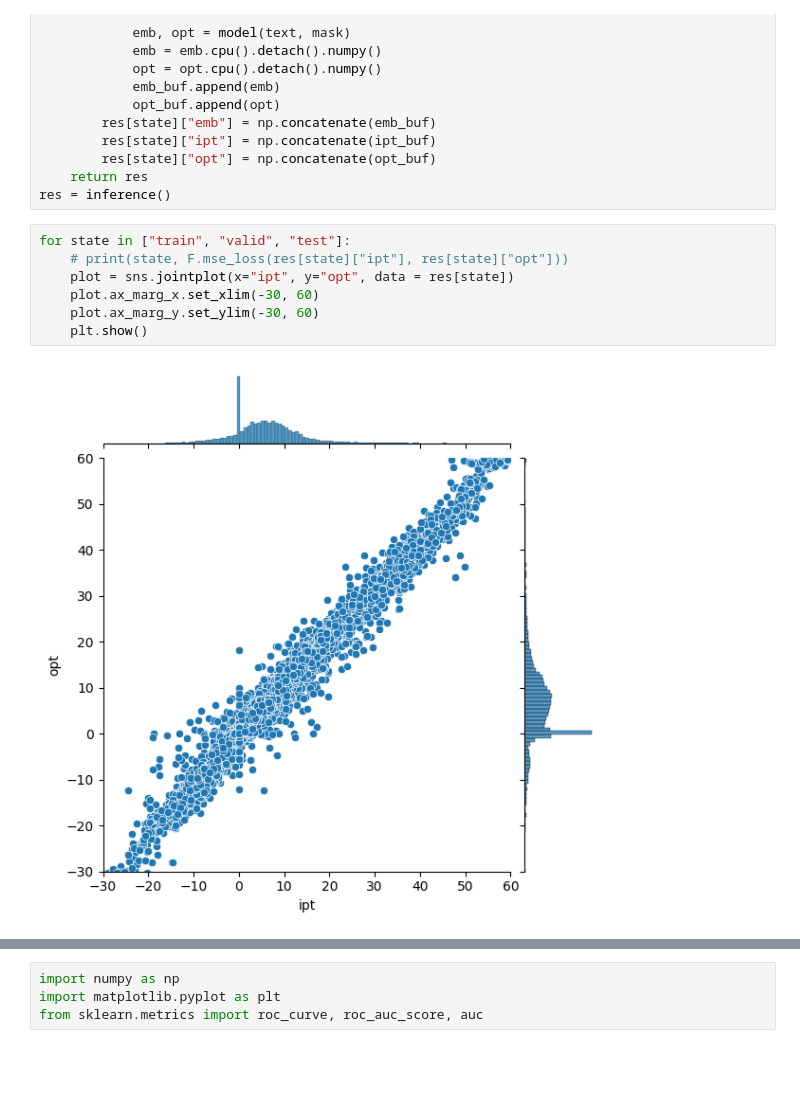
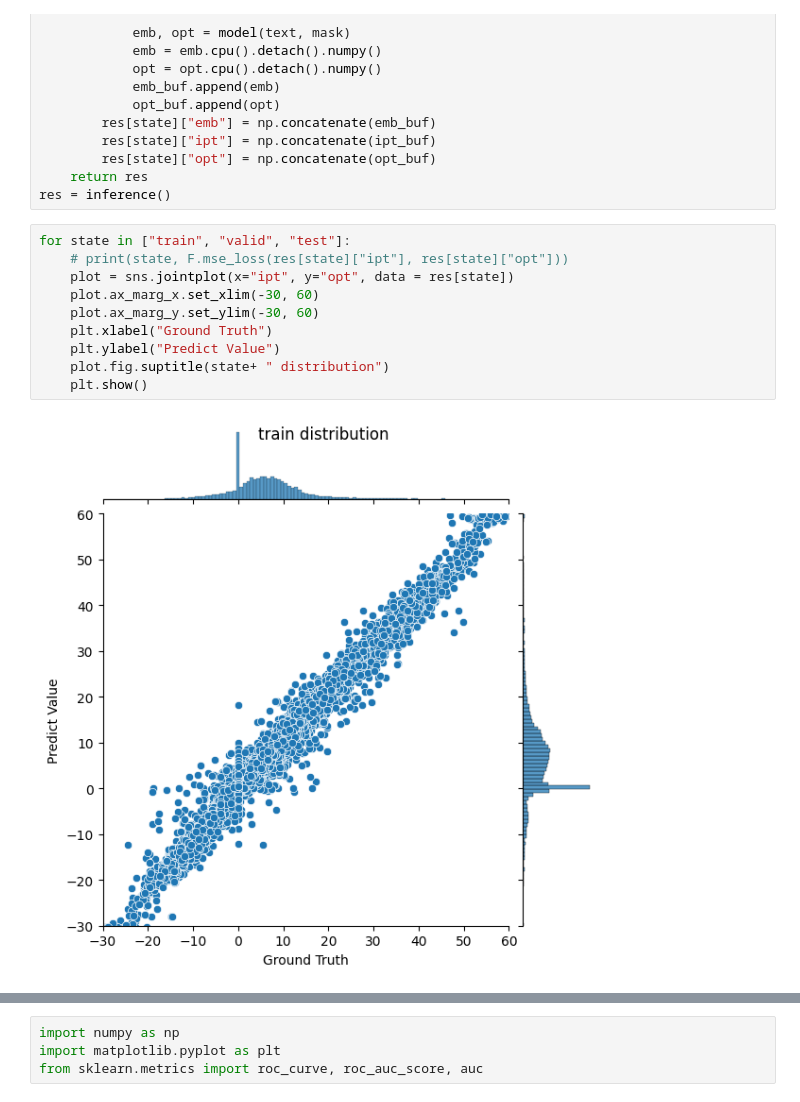
Before and after one commit to henrytsui000/Stock-Price-Prediction, a Jupyter notebook: model/inference.ipynb, the cells around one changed output, grey strips where cells are left out. Saved outputs shown, nothing was run; the diff lists cells and outputs as text; blank space fills up the shorter version.

Commit message:
:art: record distribution

```diff
--- a/model/inference.ipynb
+++ b/model/inference.ipynb
@@ -120,9 +120,12 @@ res = inference()
 # %%
 for state in ["train", "valid", "test"]:
     # print(state, F.mse_loss(res[state]["ipt"], res[state]["opt"]))
     plot = sns.jointplot(x="ipt", y="opt", data = res[state])
     plot.ax_marg_x.set_xlim(-30, 60)
     plot.ax_marg_y.set_ylim(-30, 60)
+    plt.xlabel("Ground Truth")
+    plt.ylabel("Predict Value")
+    plot.fig.suptitle(state+ " distribution")
     plt.show()
 # %% [output]
-[figure, old version]
+[figure, new version]
```
Also changed, not shown: parts of 2 cells of this notebook, 2 other files.
